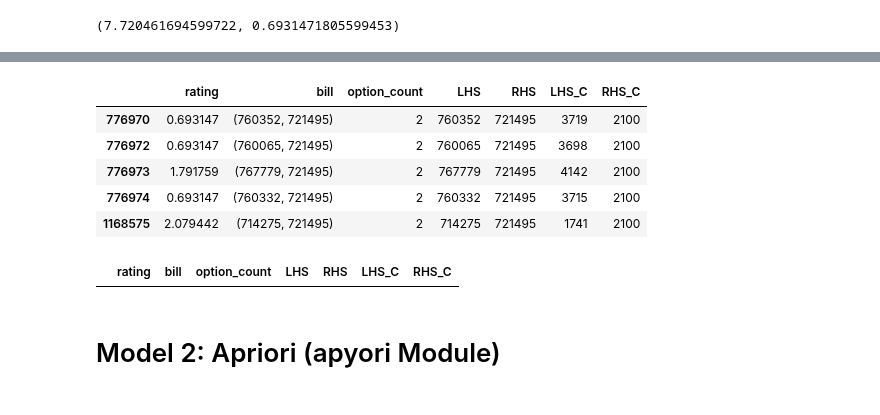
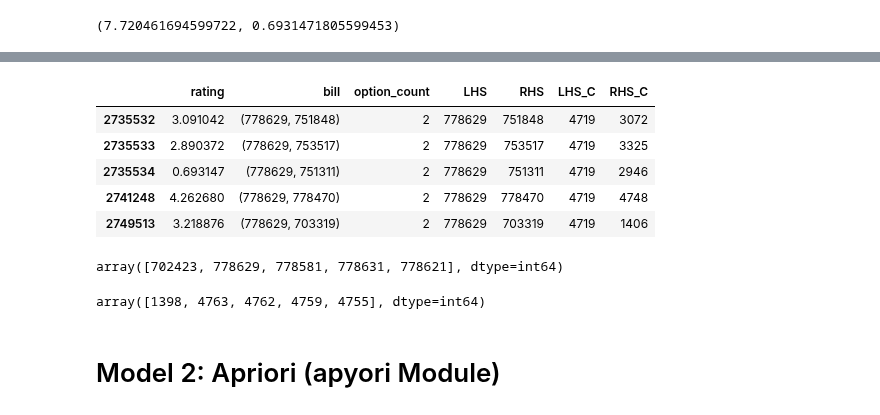
Before and after one commit to melihkacaman/Option-Matrix-Factorization, a Jupyter notebook: notebooks/03. Model Creation.ipynb, the cells around one changed output, grey strips where cells are left out. Drawn from its saved outputs; the diff is of its cells as text; code cells hidden in the pictures.

```diff
--- a/notebooks/03. Model Creation.ipynb
+++ b/notebooks/03. Model Creation.ipynb
@@ -567,17 +536,25 @@ sublist_by_2_concat.head()
 # %%
-sublist_by_2_concat[sublist_by_2_concat.RHS_C == 2100].head()     # RHS = 721495, LHS = 751839
+sublist_by_2_concat[sublist_by_2_concat.LHS == 778629].head()     # RHS = 721495, LHS = 751839
 # %% [output]
 |  | rating | bill | option_count | LHS | RHS | LHS_C | RHS_C |
-| 776970 | 0.693147 | (760352, 721495) | 2 | 760352 | 721495 | 3719 | 2100 |
-| 776972 | 0.693147 | (760065, 721495) | 2 | 760065 | 721495 | 3698 | 2100 |
-| 776973 | 1.791759 | (767779, 721495) | 2 | 767779 | 721495 | 4142 | 2100 |
-| 776974 | 0.693147 | (760332, 721495) | 2 | 760332 | 721495 | 3715 | 2100 |
-| 1168575 | 2.079442 | (714275, 721495) | 2 | 714275 | 721495 | 1741 | 2100 |
+| 2735532 | 3.091042 | (778629, 751848) | 2 | 778629 | 751848 | 4719 | 3072 |
+| 2735533 | 2.890372 | (778629, 753517) | 2 | 778629 | 753517 | 4719 | 3325 |
+| 2735534 | 0.693147 | (778629, 751311) | 2 | 778629 | 751311 | 4719 | 2946 |
+| 2741248 | 4.262680 | (778629, 778470) | 2 | 778629 | 778470 | 4719 | 4748 |
+| 2749513 | 3.218876 | (778629, 703319) | 2 | 778629 | 703319 | 4719 | 1406 |
-# %%
-# RHS = 721495, LHS = 751839
-sublist_by_2_concat.loc[(sublist_by_2_concat.RHS== 721495) & (sublist_by_2_concat.LHS == 751839)]
-# %% [output]
-|  | rating | bill | option_count | LHS | RHS | LHS_C | RHS_C |
+# %%
+id_list = recommend(
+    4719,
+    5
+)
+
+sublist_by_2_concat.query("RHS_C in @id_list").RHS.unique()
+# %% [output]
+array([702423, 778629, 778581, 778631, 778621], dtype=int64)
+# %%
+id_list
+# %% [output]
+array([1398, 4763, 4762, 4759, 4755], dtype=int64)
 # %% [markdown]
 # Model 2: Apriori (apyori Module)
 # %%
```
Also changed, not shown: parts of 28 cells of this notebook, 1 other file.
